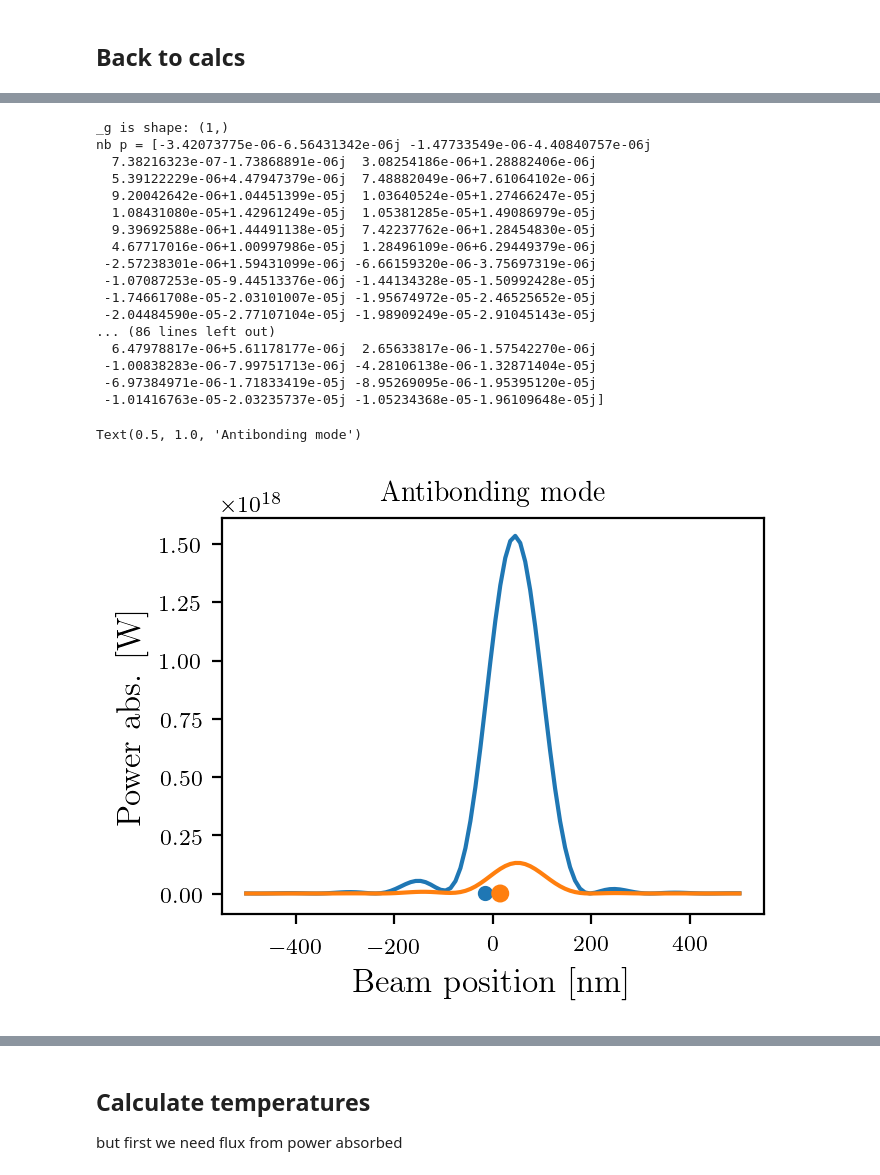
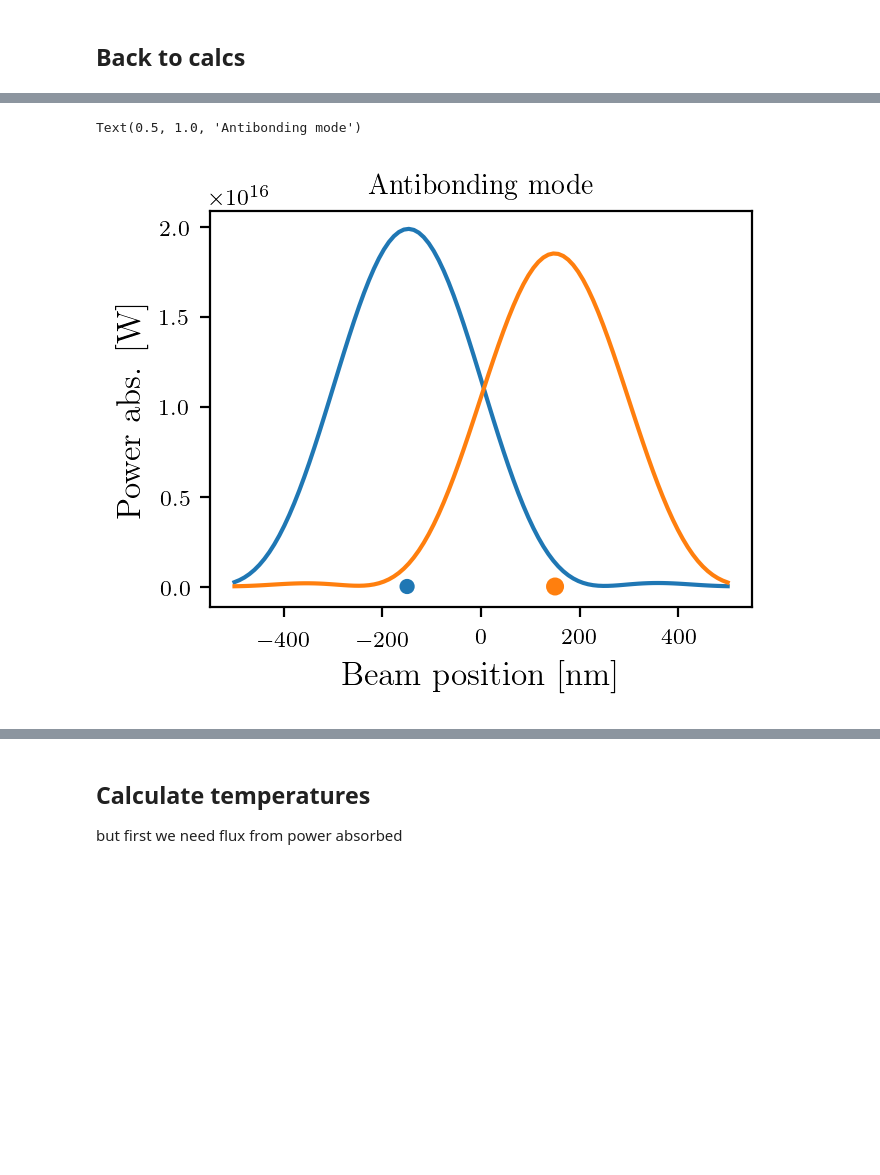
Before and after one commit to HarrisonGoldwyn/photothermal_image_model, a Jupyter notebook: python/hetero_Coupled_scattering.ipynb, the cells around one changed output, grey strips where cells are left out. Drawn from its saved outputs; the diff is of its cells as text; code cells hidden in the pictures; blank space fills up the shorter version.

```diff
--- a/python/hetero_Coupled_scattering.ipynb
+++ b/python/hetero_Coupled_scattering.ipynb
@@ -73,8 +73,8 @@ eps_back = 1.473**2
 
 # del_d = 4*a1
 
-d = 3*a1
-d_col_nm = np.array([[d, 0, 0]])*1e-7
+d = 30*a1
+d_col_cm = np.array([[d, 0, 0]])*1e-7
 
 hw = 2.2
 sensorsize_nm = 1000
@@ -264,2 +264,2 @@ bond_enei
 # %%
-anti_enei
+anti_enei=2.4
@@ -605,61 +333,45 @@ anti_alpha_2 = alpha_2_of_hw(anti_enei)
 # %%
-obs_points = np.linspace(-sensorsize_nm/2, sensorsize_nm/2, 100)*1e-7
+# obs_points = np.linspace(-sensorsize_nm/2, sensorsize_nm/2, 100)*1e-7
 
-anti_pow_test_1 = pow_abs_coupled(
-    x_obs=obs_points,
-    x_dip=-d*1e-7/2,
-    x_that_dip=d*1e-7/2,
-    w=anti_enei/hbar,
-    d=d*1e-7,
-    alpha=anti_alpha_1[0,0],
-    that_alpha=anti_alpha_2[0,0],
-    probe_E=Eplane,
-    n_b=n0,
-    imaging_mode='cf'
+anti_p1_pumped, anti_p2_pumped = cp.coupled_dip_mags_focused_beam(
+    mol_angle=0,
+    plas_angle=0,
+    d_col=-d_col_cm,
+    p0_position=-d_col_cm/2,
+    beam_x_positions=obs_points,
+    E_d_angle=0,
+    drive_hbar_w=anti_enei,
+    alpha0_diag=alpha_1_of_hw(anti_enei),
+    alpha1_diag=alpha_2_of_hw(anti_enei),
+    n_b=eps_back**0.5,
+    drive_amp=Eplane,
+    return_polarizabilities=False,
     )
 
-anti_pow_test_2 = pow_abs_coupled(
-    x_obs=obs_points,
-    x_dip=+d*1e-7/2,
-    x_that_dip=-d*1e-7/2,
-    w=anti_enei/hbar,
-    d=d*1e-7,
-    alpha=anti_alpha_2[0,0],
-    that_alpha=anti_alpha_1[0,0],
-    probe_E=Eplane,
-    n_b=n0,
-    imaging_mode='cf'
-    )
+anti_p1_pumped_pow = cp.power_absorped(
+    anti_p1_pumped,
+    alpha_1_of_hw(anti_enei),
+    anti_enei,
+    n_b=eps_back**0.5)
 
-plt.plot(obs_points*1e7, anti_pow_test_1*1e-7)
-plt.plot(obs_points*1e7, anti_pow_test_2*1e-7)
+anti_p2_pumped_pow = cp.power_absorped(
+    anti_p2_pumped,
+    alpha_2_of_hw(anti_enei),
+    anti_enei,
+    n_b=eps_back**0.5)
+
+plt.plot(obs_points*1e7, anti_p1_pumped_pow*1e-7)
+plt.plot(obs_points*1e7, anti_p2_pumped_pow*1e-7)
 plt.xlabel('Beam position [nm]')
 
 plt.ylabel('Power abs. [W]')
 ## plot positions
 plt.scatter(
     np.asarray([-1, 1])*d/2,
     [0,0],
     c=['C0','C1'],
     s=[a1*2,a2*2])
 plt.title('Antibonding mode', fontsize=10)
 # %% [output]
-_g is shape: (1,)
-nb p = [-3.42073775e-06-6.56431342e-06j -1.47733549e-06-4.40840757e-06j
-  7.38216323e-07-1.73868891e-06j  3.08254186e-06+1.28882406e-06j
-  5.39122229e-06+4.47947379e-06j  7.48882049e-06+7.61064102e-06j
-  9.20042642e-06+1.04451399e-05j  1.03640524e-05+1.27466247e-05j
-  1.08431080e-05+1.42961249e-05j  1.05381285e-05+1.49086979e-05j
-  9.39692588e-06+1.44491138e-05j  7.42237762e-06+1.28454830e-05j
-  4.67717016e-06+1.00997986e-05j  1.28496109e-06+6.29449379e-06j
- -2.57238301e-06+1.59431099e-06j -6.66159320e-06-3.75697319e-06j
- -1.07087253e-05-9.44513376e-06j -1.44134328e-05-1.50992428e-05j
- -1.74661708e-05-2.03101007e-05j -1.95674972e-05-2.46525652e-05j
- -2.04484590e-05-2.77107104e-05j -1.98909249e-05-2.91045143e-05j
-... (86 lines left out)
-  6.47978817e-06+5.61178177e-06j  2.65633817e-06-1.57542270e-06j
- -1.00838283e-06-7.99751713e-06j -4.28106138e-06-1.32871404e-05j
- -6.97384971e-06-1.71833419e-05j -8.95269095e-06-1.95395120e-05j
- -1.01416763e-05-2.03235737e-05j -1.05234368e-05-1.96109648e-05j]
+Text(0.5, 1.0, 'Antibonding mode')
-Text(0.5, 1.0, 'Antibonding mode')
-[figure, old version]
+[figure, new version]
```
Also changed, not shown: parts of 35 cells of this notebook, 1 other file.
